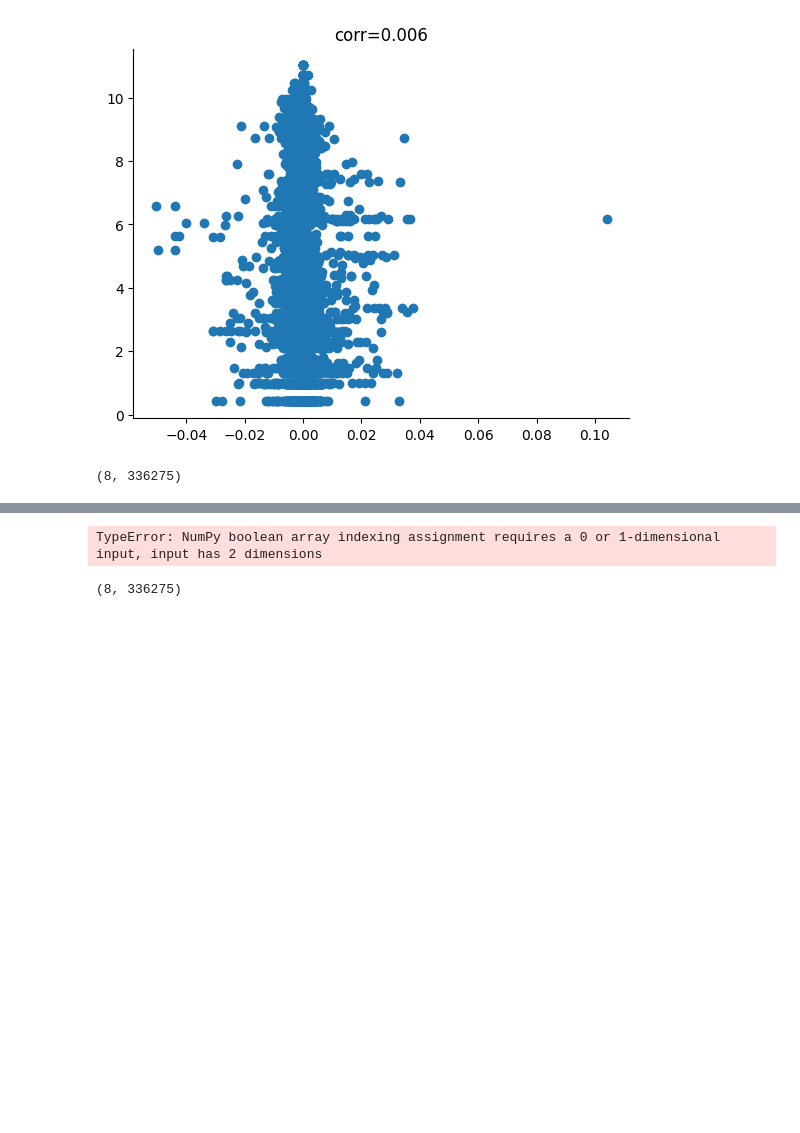
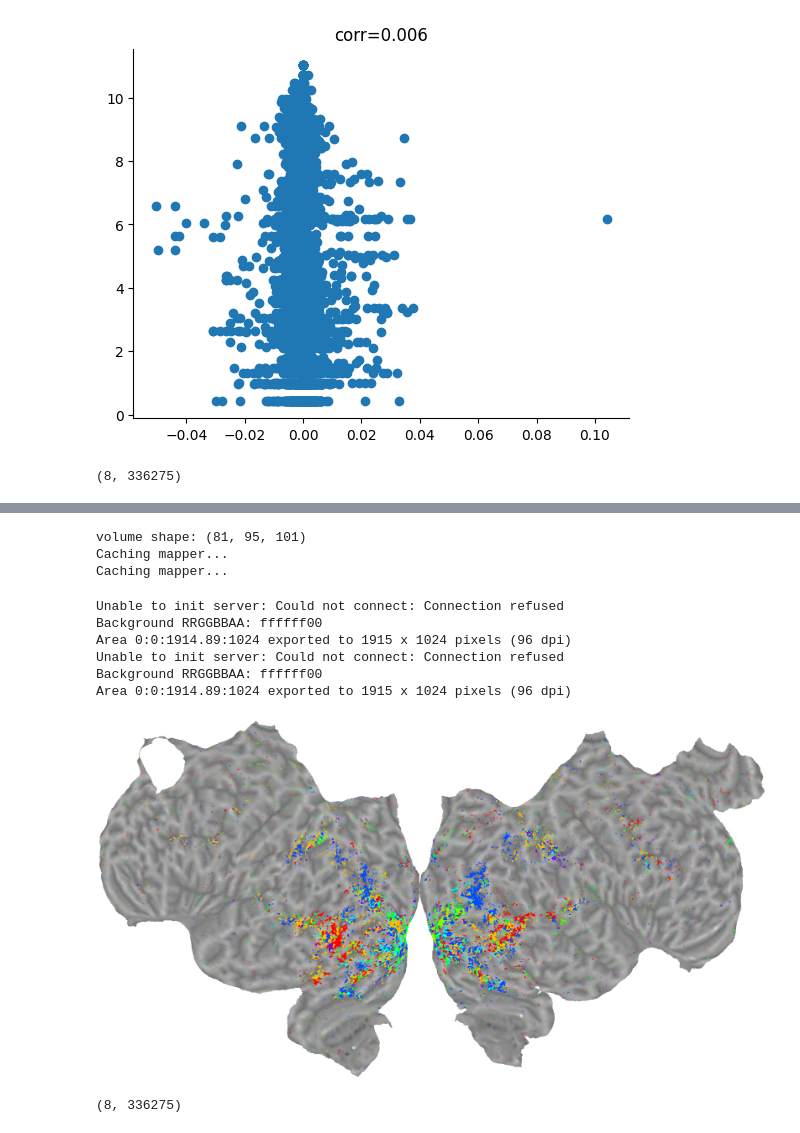
Before and after one commit to mdaghlian/AOT_analysis_mdag, a Jupyter notebook: AOTanalysis/voxelmotion/MDAG_Nish_test.ipynb, the cells around one changed output, grey strips where cells are left out. Cells and saved outputs as stored; diff of their text form; code cells hidden in the pictures; blank space fills up the shorter version.

Commit message:
creating walkthrough clean up nishi

```diff
--- a/AOTanalysis/voxelmotion/MDAG_Nish_test.ipynb
+++ b/AOTanalysis/voxelmotion/MDAG_Nish_test.ipynb
@@ -140,0 +110,39 @@ else:
+# %%
+
+from AOTanalysis.voxelmotion.filter_info import *
+ns = NishiStim()
+ds = 10
+f_pre = ''
+file = f'./{f_pre}ns_space{ds}'
+if not os.path.exists(file):
+    ns._stim_make_space(grid_size=(5,5), downsample=ds)
+    with open(file, 'wb') as f:
+        pickle.dump(ns.stim_space, file=f)
+else:
+    with open(file, 'rb') as f:
+        ns.stim_space = pickle.load(f)
+
+file = f'./{f_pre}ns_gray{ds}'
+if not os.path.exists(file):
+    ns._stim_make_gray(downsample=ds)
+    with open(file, 'wb') as f:
+        pickle.dump(ns.stim_gray, file=f)
+else:
+    with open(file, 'rb') as f:
+        ns.stim_gray = pickle.load(f)
+
+# ds = 60
+file = f'./{f_pre}ns_tfsf{ds}b'
+if not os.path.exists(file):
+    ns._stim_make_tfsf(downsample=ds, dir_list=np.linspace(0,360,5)[:-1])
+    with open(file, 'wb') as f:
+        pickle.dump(ns.stim_tfsf, file=f)
+else:
+    with open(file, 'rb') as f:
+        ns.stim_tfsf = pickle.load(f)
+
+ns.stim_space['stim_x'] = ns.stim_space['filt_x']
+ns.stim_space['stim_y'] = ns.stim_space['filt_y']
+# %%
+with open('./new160_240_60_ns_gray1', 'rb') as f:
+    a = pickle.load(f)
@@ -492,7 +493,7 @@ wmax = ns.filter_max(weights=primal_coef)
 # Reshape the eccentricities into a volume
 p = 'pol'
 vol = reshape_from_flatten_masked_to_wholebrain(
-    pdir, #
+    pdir_max, #
     # wm['ecc'].to_numpy(),
     sub=sub)
 cx_sub = f'sub-{sub:03d}'
@@ -521,34 +522,43 @@ merged_map = Vertex2D_fix(
 
     vmin2=0,
     vmax2=0.01,  # R2 threshold for opacity
     **cmap_kwargs
 )
 # from dag_prf_utils.plot_functions import *
 
 
 # Set colormap for surface map
 # p_map.cmap = "hsv"
 
 # Display the merged map
 _ = cortex.quickshow(
     merged_map,
     with_curvature=False,
     with_colorbar=False,
     with_labels=True,
     with_sulci=True,
     with_legend=False,
     # cmap="hsv",
     colorbar_label=p,
 )
 
 # Add figure (a) to plt.gcf()
 
 
 
 # from dag_prf_utils. import *
 # dag_plot
 # %% [output]
-TypeError: NumPy boolean array indexing assignment requires a 0 or 1-dimensional input, input has 2 dimensions
+volume shape: (81, 95, 101)
+Caching mapper...
+Caching mapper...
+Unable to init server: Could not connect: Connection refused
+Background RRGGBBAA: ffffff00
+Area 0:0:1914.89:1024 exported to 1915 x 1024 pixels (96 dpi)
+Unable to init server: Could not connect: Connection refused
+Background RRGGBBAA: ffffff00
+Area 0:0:1914.89:1024 exported to 1915 x 1024 pixels (96 dpi)
+[figure, added]
 # %%
 pdir.shape
 # %% [output]
```
Also changed, not shown: parts of 8 cells of this notebook, 2 other files.
